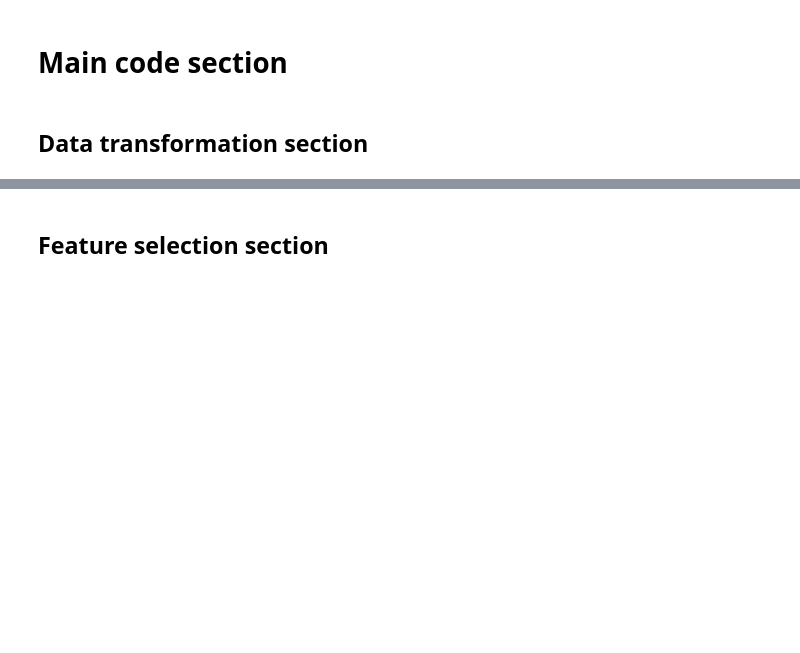
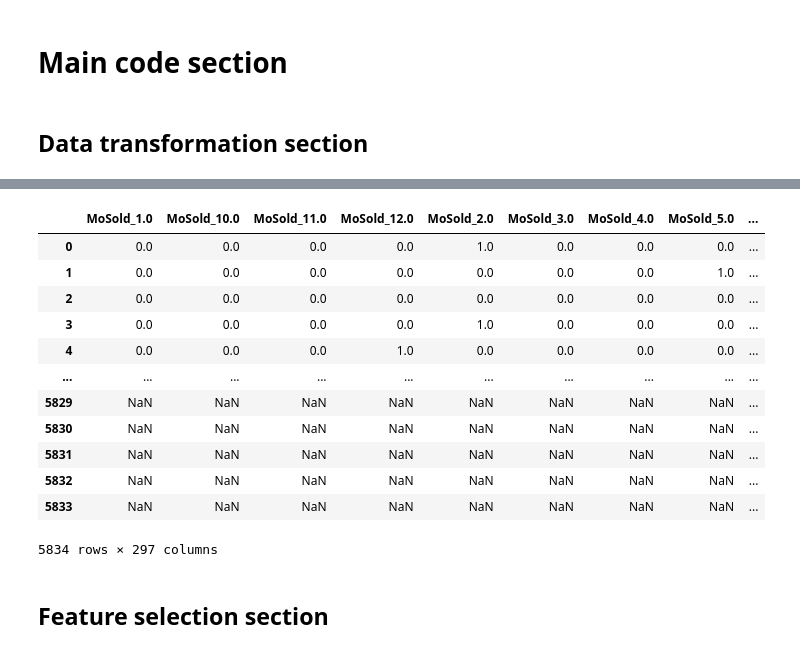
Before and after one commit to MaratJilikbaev/kaggle_house_prices, a Jupyter notebook: analisys_func_appr.ipynb, the cells around one changed output, grey strips where cells are left out. Drawn from its saved outputs; the diff is of its cells as text; code cells hidden in the pictures; blank space fills up the shorter version.

```diff
--- a/analisys_func_appr.ipynb
+++ b/analisys_func_appr.ipynb
@@ -116,7 +119,8 @@ def data_add_transf(combined_data, add_transf_method):
 
     return combined_data
 
-def transform_skewed_feats(combined_data, num_colnames, skew_threshold):
+def transform_skewed_feats(combined_data, skew_threshold):
+    num_colnames, obj_colnames = get_num_obj_col_names(combined_data)
     # Check the skew of all numerical features
     skewed_feats = combined_data[num_colnames].apply(lambda x: skew(x.dropna())).sort_values(ascending=False)
     skewness = pd.DataFrame({'Skew' :skewed_feats})
@@ -138,7 +142,8 @@ def get_train_test_dfs_from_combined_data(df_train, target_col_name, combined_da
 
     return new_df_train, new_df_test
 
-def elim_cor_values(df_train, num_colnames, cor_threshold, target_col_name, combined_data):
+def elim_cor_values(df_train, cor_threshold, target_col_name, combined_data):
+    num_colnames, obj_colnames = get_num_obj_col_names(combined_data)
     num_and_targ_colnames = list(num_colnames)
     num_and_targ_colnames.append(target_col_name)
 
@@ -178,11 +183,27 @@ def elim_cor_values(df_train, num_colnames, cor_threshold, target_col_name, comb
     print(len(elements_to_exclude), 'values will be excluded')
     combined_data_return = combined_data.drop(columns=elements_to_exclude)
     return combined_data_return
+
+def scale_combined_data(combined_data):
+    num_colnames, obj_colnames = get_num_obj_col_names(combined_data)
+    # print(num_colnames)
+    scaler = StandardScaler()
+    scaled_features = scaler.fit_transform(combined_data[num_colnames])
+    combined_data_scaled_num_colnames = pd.DataFrame(scaled_features, index=combined_data[num_colnames].index, columns=combined_data[num_colnames].columns)
+    combined_data_1 = pd.concat([combined_data[obj_colnames], combined_data_scaled_num_colnames], axis = 0)
+    return combined_data_1
+
+def back_to_train_test(combined_data, df_train, id_field_col_name, target_col_name):
+    comb_data_with_targ = pd.merge(combined_data, df_train[[id_field_col_name, target_col_name]], how='left', on=id_field_col_name)
+    df_transf_train = comb_data_with_targ[comb_data_with_targ[target_col_name].notnull()].copy()
+    df_transf_test = comb_data_with_targ[comb_data_with_targ[target_col_name].isnull()].copy().drop(columns=[target_col_name])
+    return df_transf_train, df_transf_test
 # %% [markdown]
 # Init section
 # %%
 target_col_name='SalePrice'
 useles_col_names = ['Id']
+id_field_col_name = 'Id'
 
 perform_target_transf = True
 exclude_anomalies = True
@@ -214,10 +235,13 @@ combined_data = handl_mis_vals(combined_data, misval_approach, misval_addit_valu
 combined_data = data_add_transf(combined_data, add_transf_method)
 # let's remember which cols was num and which cols was object.
 # We will need this to perform some further calculations on num cols only.
+
+combined_data = pd.get_dummies(combined_data)
+combined_data = transform_skewed_feats(combined_data, skew_threshold)
+combined_data = elim_cor_values(df_train, cor_threshold, target_col_name, combined_data)
 num_colnames, obj_colnames = get_num_obj_col_names(combined_data)
-combined_data = pd.get_dummies(combined_data)
-combined_data = transform_skewed_feats(combined_data, num_colnames, skew_threshold)
-combined_data = elim_cor_values(df_train, num_colnames, cor_threshold, target_col_name, combined_data)
+combined_data = scale_combined_data(combined_data)
+df_train_transf, df_test_transf = back_to_train_test(combined_data, df_train, id_field_col_name, target_col_name)
 # %% [output]
 There are 33 skewed numerical features to Box Cox transform
 There are 14 highly corelated pairs of values
@@ -225,3 +263,19 @@ There are 14 highly corelated pairs of values
+# %%
+df_test_transf
+# %% [output]
+|  | MoSold_1.0 | MoSold_10.0 | MoSold_11.0 | MoSold_12.0 | MoSold_2.0 | MoSold_3.0 | MoSold_4.0 | MoSold_5.0 | ... |
+| 0 | 0.0 | 0.0 | 0.0 | 0.0 | 1.0 | 0.0 | 0.0 | 0.0 | ... |
+| 1 | 0.0 | 0.0 | 0.0 | 0.0 | 0.0 | 0.0 | 0.0 | 1.0 | ... |
+| 2 | 0.0 | 0.0 | 0.0 | 0.0 | 0.0 | 0.0 | 0.0 | 0.0 | ... |
+| 3 | 0.0 | 0.0 | 0.0 | 0.0 | 1.0 | 0.0 | 0.0 | 0.0 | ... |
+| 4 | 0.0 | 0.0 | 0.0 | 1.0 | 0.0 | 0.0 | 0.0 | 0.0 | ... |
+| ... | ... | ... | ... | ... | ... | ... | ... | ... | ... |
+| 5829 | NaN | NaN | NaN | NaN | NaN | NaN | NaN | NaN | ... |
+| 5830 | NaN | NaN | NaN | NaN | NaN | NaN | NaN | NaN | ... |
+| 5831 | NaN | NaN | NaN | NaN | NaN | NaN | NaN | NaN | ... |
+| 5832 | NaN | NaN | NaN | NaN | NaN | NaN | NaN | NaN | ... |
+| 5833 | NaN | NaN | NaN | NaN | NaN | NaN | NaN | NaN | ... |
+5834 rows × 297 columns
 # %% [markdown]
 ## Feature selection section
 # %%
```
Also changed, not shown: parts of 3 cells of this notebook, 1 other file.
